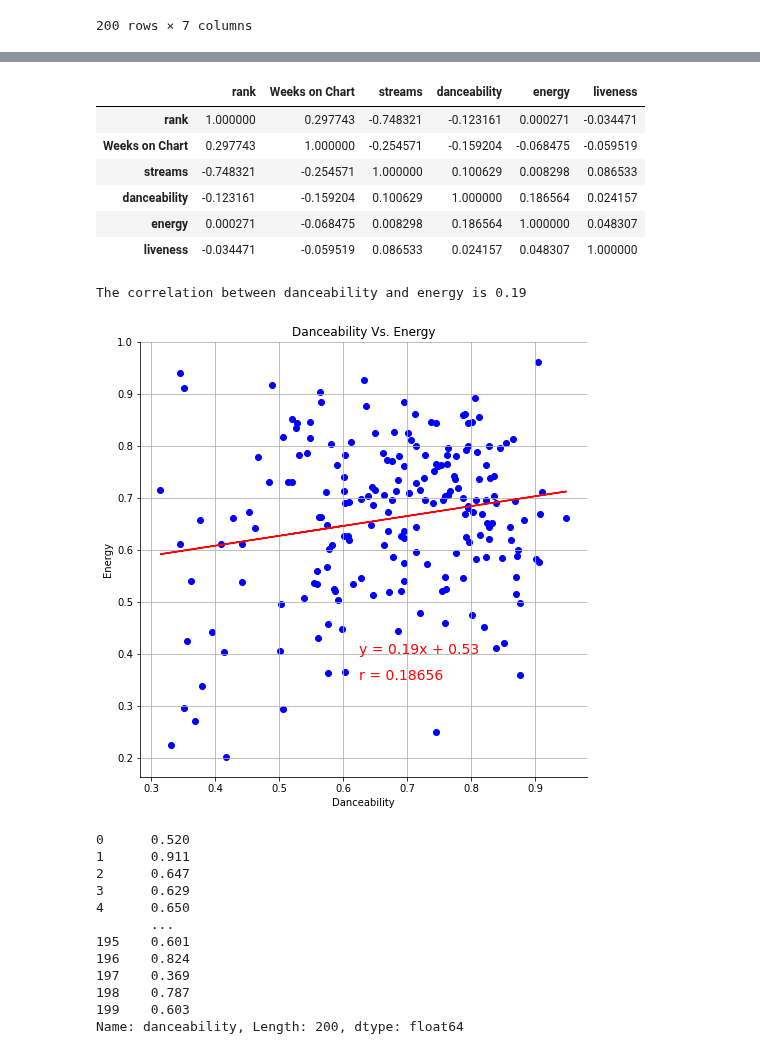
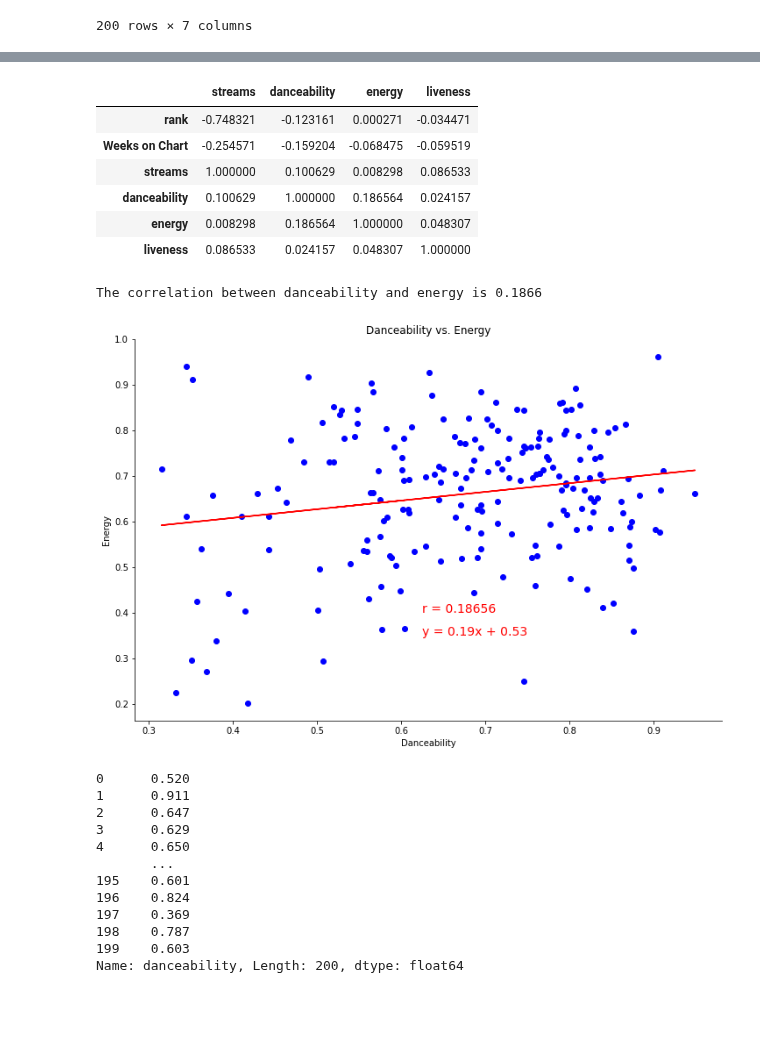
Before and after one commit to mbruns13/project_1_spotify, a Jupyter notebook: maite_danceability_energy.ipynb, the cells around one changed output, grey strips where cells are left out. Cells and saved outputs as stored; diff of their text form; code cells hidden in the pictures; blank space fills up the shorter version.

```diff
--- a/maite_danceability_energy.ipynb
+++ b/maite_danceability_energy.ipynb
@@ -361,55 +350,53 @@ new_songs_df
 # %%
+#Display correlation values between variables for reference
 songs_corr_df = new_songs_df.corr()
+
+#Dropping unnecessary columns
+songs_corr_df = songs_corr_df.drop(columns={"rank", "Weeks on Chart"})
 songs_corr_df
 # %% [output]
-|  | rank | Weeks on Chart | streams | danceability | energy | liveness |
-| rank | 1.000000 | 0.297743 | -0.748321 | -0.123161 | 0.000271 | -0.034471 |
-| Weeks on Chart | 0.297743 | 1.000000 | -0.254571 | -0.159204 | -0.068475 | -0.059519 |
-| streams | -0.748321 | -0.254571 | 1.000000 | 0.100629 | 0.008298 | 0.086533 |
-| danceability | -0.123161 | -0.159204 | 0.100629 | 1.000000 | 0.186564 | 0.024157 |
-| energy | 0.000271 | -0.068475 | 0.008298 | 0.186564 | 1.000000 | 0.048307 |
-| liveness | -0.034471 | -0.059519 | 0.086533 | 0.024157 | 0.048307 | 1.000000 |
+|  | streams | danceability | energy | liveness |
+| rank | -0.748321 | -0.123161 | 0.000271 | -0.034471 |
+| Weeks on Chart | -0.254571 | -0.159204 | -0.068475 | -0.059519 |
+| streams | 1.000000 | 0.100629 | 0.008298 | 0.086533 |
+| danceability | 0.100629 | 1.000000 | 0.186564 | 0.024157 |
+| energy | 0.008298 | 0.186564 | 1.000000 | 0.048307 |
+| liveness | 0.086533 | 0.024157 | 0.048307 | 1.000000 |
 # %%
-rcParams['figure.figsize'] = 12,8
-rcParams['axes.spines.top'] = False
-rcParams['axes.spines.right'] = False
-
-#Looking at the relationship between tempo and danceability of global top songs
+#Looking at the relationship between danceability and energy of global top songs
 
 #make the columns in question numeric
 new_songs_df['danceability'] = pd.to_numeric(new_songs_df['danceability'])
 new_songs_df['energy'] = pd.to_numeric(new_songs_df['energy'])
 
 #create a scatter plot to see correlation between variables
-new_songs_df.plot(kind="scatter", x="danceability", y="energy", c = ['blue'], grid=True, figsize=(8,8),
-              title="Danceability Vs. Energy")
+xvalues = new_songs_df["danceability"]
+yvalues = new_songs_df["energy"]
 
 #find correlation between the variables and print
-danceability = new_songs_df.iloc[:,5]
-energy = new_songs_df.iloc[:,6]
-correlation = st.pearsonr(danceability,energy)
-print(f"The correlation between danceability and energy is {round(correlation[0],2)}")
-
-plt.xlabel('Danceability')
-plt.ylabel('Energy')
-plt.ticklabel_format(style='plain')
-
-xvalues = new_songs_df["danceability"]
-yvalues = new_songs_df["energy"]
 (slope, intercept, rvalue, pvalue, stderr) = linregress(xvalues, yvalues)
 regress_values = xvalues * slope + intercept
 plt.scatter(xvalues, yvalues, c="b")
 plt.plot(xvalues,regress_values,"r-")
 line_eq = "y = " + str(round(slope,2)) + "x + " + str(round(intercept,2))
-plt.annotate(line_eq,(0.625,0.4),fontsize=14,color="red")
-plt.annotate(f"r = {round(rvalue,5)}",(0.625,0.35),fontsize=14,color="red")
+
+print(f"The correlation between danceability and energy is {round(rvalue,4)}")
+
+#Clean chart and display appropriate titles/labels
+plt.title("Danceability vs. Energy")
+plt.xlabel('Danceability')
+plt.ylabel('Energy')
+plt.ticklabel_format(style='plain')
+
+plt.annotate(line_eq,(0.625,0.35),fontsize=14,color="red")
+plt.annotate(f"r = {round(rvalue,5)}",(0.625,0.4),fontsize=14,color="red")
 
 #save the graph to the images folder
 plt.savefig('images/Danceability_vs_Energy', dpi = 300)
 
 
 plt.show()
 # %% [output]
-The correlation between danceability and energy is 0.19
+The correlation between danceability and energy is 0.1866
-[figure, old version]
+[figure, new version]
 # %%
```
Also changed, not shown: parts of 20 cells of this notebook, 3 other files.
